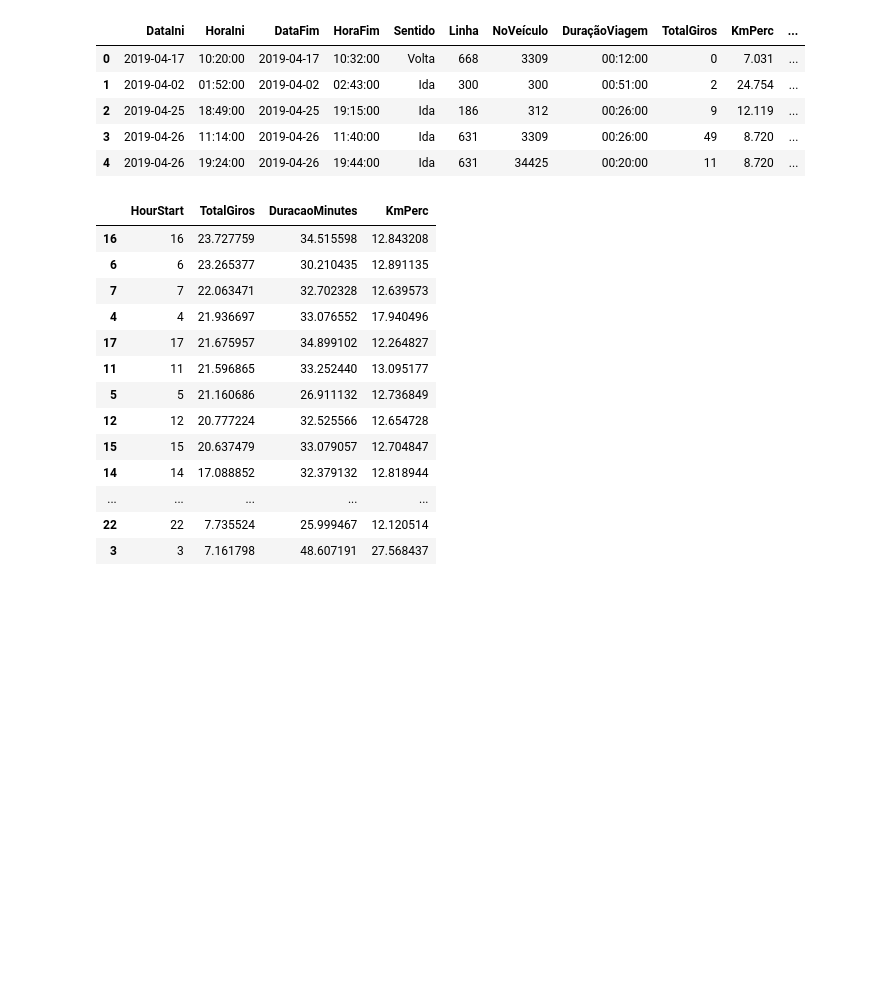
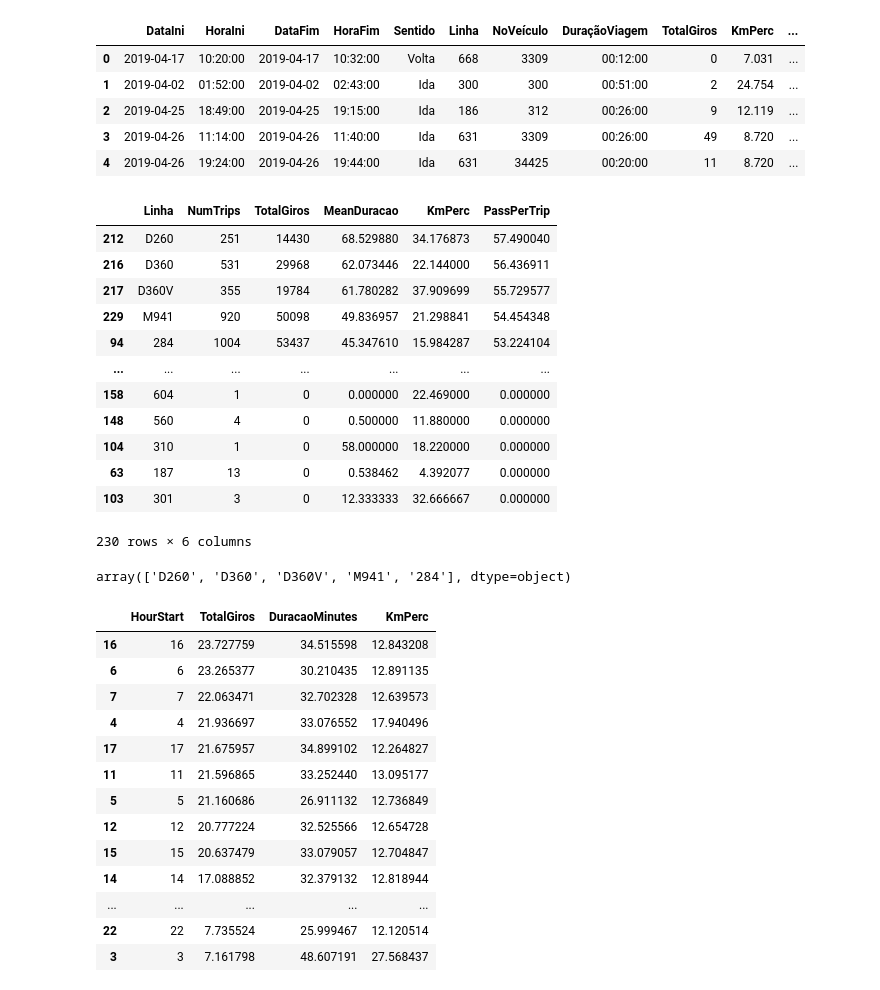
Before and after one commit to afego/ppgc-uff-machine-learning, a Jupyter notebook: florianopolis-bus/floripa-bus.ipynb, the cells around one changed output. Cells and saved outputs as stored; diff of their text form; code cells hidden in the pictures; blank space fills up the shorter version.

```diff
--- a/florianopolis-bus/floripa-bus.ipynb
+++ b/florianopolis-bus/floripa-bus.ipynb
@@ -297,4 +294,0 @@ Lets create some metrics to analyze each trip
-# %%
-df['AvgSpeed'] = df['KmPerc']/(df['DuracaoMinutes']/60)
-df['PassPerKm'] = df['TotalGiros']/df['KmPerc']
-df.head()
@@ -318,6 +305,36 @@ df.head()
 | 4 | 2019-04-26 | 19:24:00 | 2019-04-26 | 19:44:00 | Ida | 631 | 34425 | 00:20:00 | 11 | 8.720 | ... |
 # %%
 numeric_cols = ['TotalGiros','KmPerc','DuracaoMinutes','HourStart']
+# %%
+aggreg = {
+    'Sentido':'count',
+    'TotalGiros':'sum',
+    'DuracaoMinutes':'mean',
+    'KmPerc':'mean'
+}
+
+info_route = df.groupby(['Linha'], as_index=False).agg(aggreg).dropna().rename(columns={"Sentido":"NumTrips","DuracaoMinutes":"MeanDuracao"})
+info_route['PassPerTrip'] = info_route['TotalGiros']/info_route['NumTrips']
+info_route.sort_values(by=['PassPerTrip'], ascending=False)
+# %% [output]
+|  | Linha | NumTrips | TotalGiros | MeanDuracao | KmPerc | PassPerTrip |
+| 212 | D260 | 251 | 14430 | 68.529880 | 34.176873 | 57.490040 |
+| 216 | D360 | 531 | 29968 | 62.073446 | 22.144000 | 56.436911 |
+| 217 | D360V | 355 | 19784 | 61.780282 | 37.909699 | 55.729577 |
+| 229 | M941 | 920 | 50098 | 49.836957 | 21.298841 | 54.454348 |
+| 94 | 284 | 1004 | 53437 | 45.347610 | 15.984287 | 53.224104 |
+| ... | ... | ... | ... | ... | ... | ... |
+| 158 | 604 | 1 | 0 | 0.000000 | 22.469000 | 0.000000 |
+| 148 | 560 | 4 | 0 | 0.500000 | 11.880000 | 0.000000 |
+| 104 | 310 | 1 | 0 | 58.000000 | 18.220000 | 0.000000 |
+| 63 | 187 | 13 | 0 | 0.538462 | 4.392077 | 0.000000 |
+| 103 | 301 | 3 | 0 | 12.333333 | 32.666667 | 0.000000 |
+230 rows × 6 columns
+# %%
+routes_most_ppt = info_route.sort_values(by=['PassPerTrip'], ascending=False).iloc[:5].Linha.unique()
+routes_most_ppt
+# %% [output]
+array(['D260', 'D360', 'D360V', 'M941', '284'], dtype=object)
 # %%
 aggreg = {
     'TotalGiros':'mean',
```
Also changed, not shown: parts of 13 cells of this notebook.
